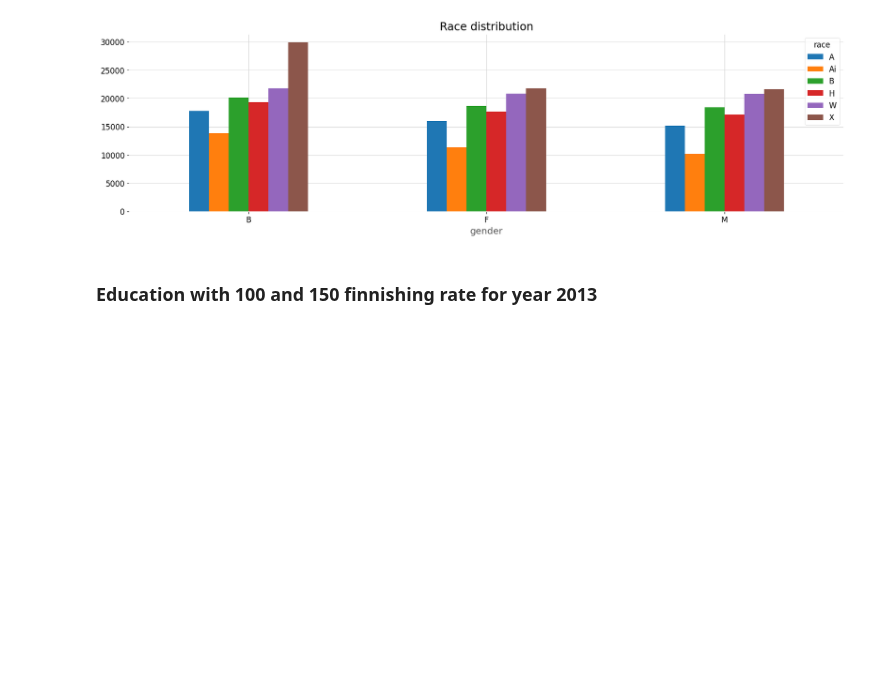
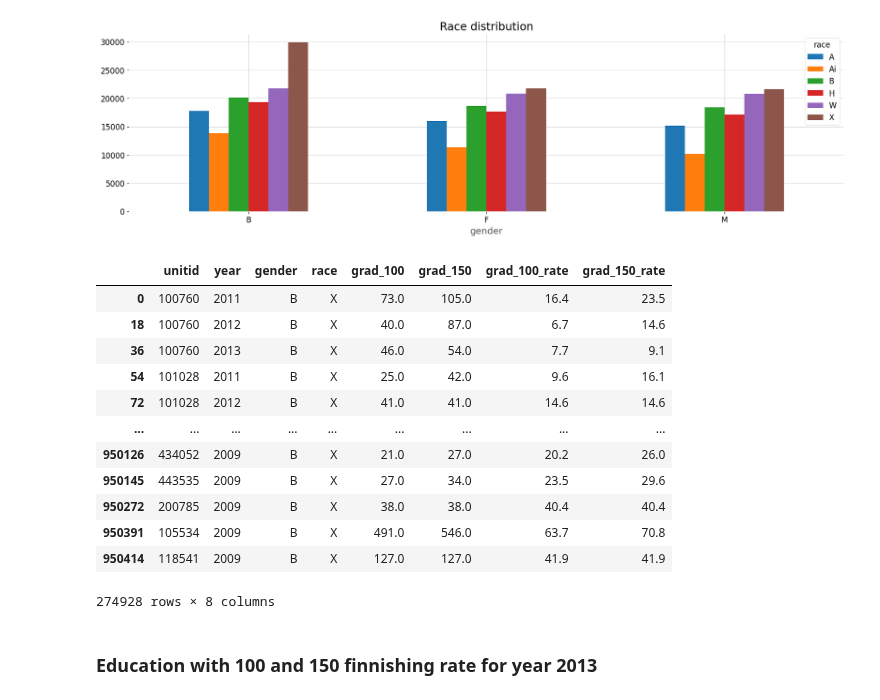
Before and after one commit to ezztherose/TIA-Scraping, a Jupyter notebook: notebooks/institution.ipynb, the cells around one changed output. Cells and saved outputs as stored; diff of their text form; code cells hidden in the pictures; blank space fills up the shorter version.

```diff
--- a/notebooks/institution.ipynb
+++ b/notebooks/institution.ipynb
@@ -128,6 +128,23 @@ df_clean.groupby(["gender", gender_column]).size().unstack().plot(kind='bar', ti
 # %% [output]
 <AxesSubplot:title={'center':'Race distribution'}, xlabel='gender'>
 [figure]
+# %%
+gender_sub = df_clean.loc[df_clean['race'] != 'B']
+gender_sub
+# %% [output]
+|  | unitid | year | gender | race | grad_100 | grad_150 | grad_100_rate | grad_150_rate |
+| 0 | 100760 | 2011 | B | X | 73.0 | 105.0 | 16.4 | 23.5 |
+| 18 | 100760 | 2012 | B | X | 40.0 | 87.0 | 6.7 | 14.6 |
+| 36 | 100760 | 2013 | B | X | 46.0 | 54.0 | 7.7 | 9.1 |
+| 54 | 101028 | 2011 | B | X | 25.0 | 42.0 | 9.6 | 16.1 |
+| 72 | 101028 | 2012 | B | X | 41.0 | 41.0 | 14.6 | 14.6 |
+| ... | ... | ... | ... | ... | ... | ... | ... | ... |
+| 950126 | 434052 | 2009 | B | X | 21.0 | 27.0 | 20.2 | 26.0 |
+| 950145 | 443535 | 2009 | B | X | 27.0 | 34.0 | 23.5 | 29.6 |
+| 950272 | 200785 | 2009 | B | X | 38.0 | 38.0 | 40.4 | 40.4 |
+| 950391 | 105534 | 2009 | B | X | 491.0 | 546.0 | 63.7 | 70.8 |
+| 950414 | 118541 | 2009 | B | X | 127.0 | 127.0 | 41.9 | 41.9 |
+274928 rows × 8 columns
 # %% [markdown]
 ### Education with 100 and 150 finnishing rate for year 2013
 # %%
```
Also changed, not shown: parts of 30 cells of this notebook.
